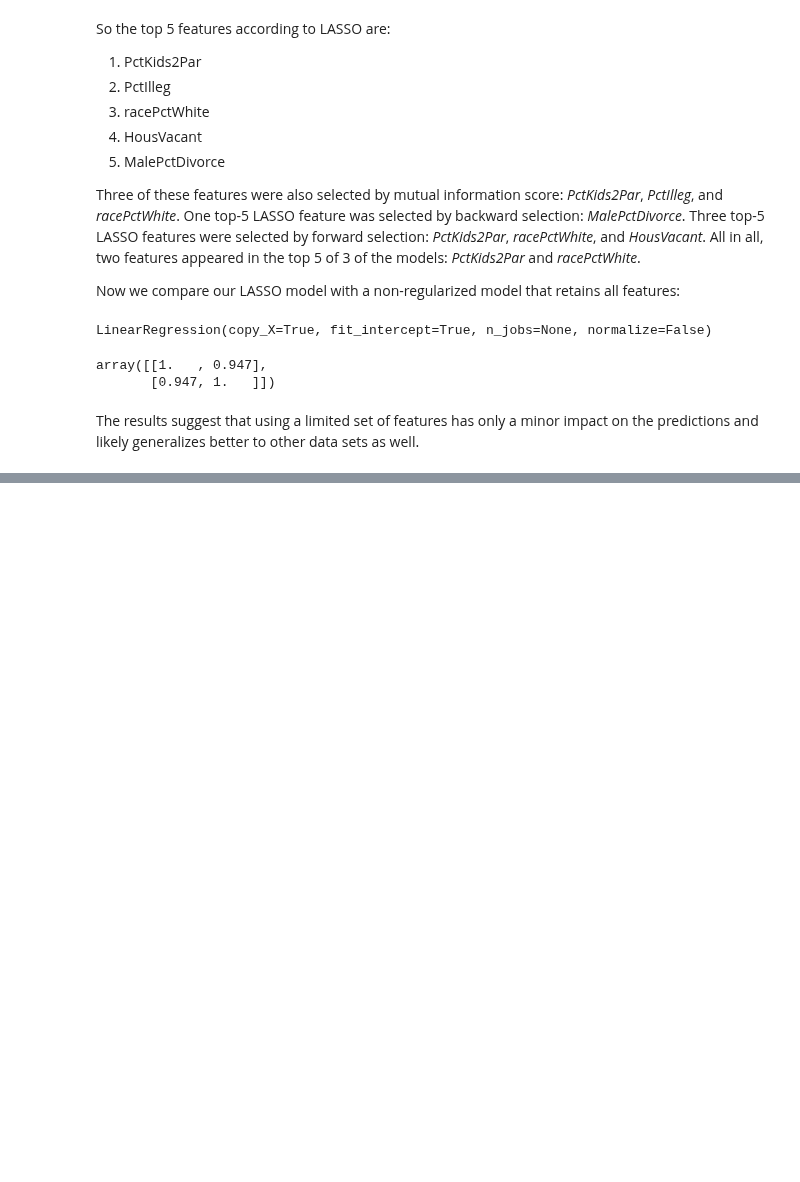
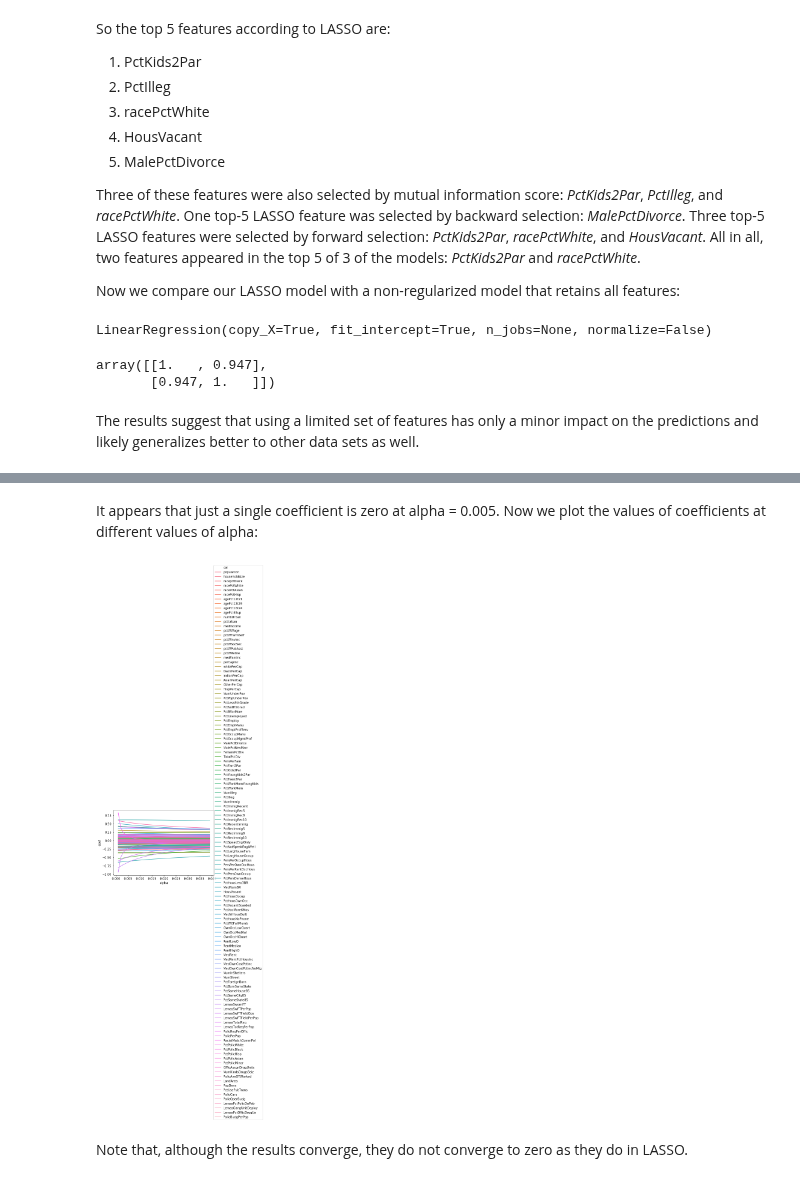
Before and after one commit to pelorenz/data-science-420, a Jupyter notebook: L04-PeterLorenz.ipynb, the cells around one changed output, grey strips where cells are left out. Drawn from its saved outputs; the diff is of its cells as text; code cells hidden in the pictures; blank space fills up the shorter version.

```diff
--- a/L04-PeterLorenz.ipynb
+++ b/L04-PeterLorenz.ipynb
@@ -479,0 +478,7 @@ In this assignment we found that ...
+# %%
+# Select low value for alpha
+alpha = 0.005
+
+# Perform ridge regression
+clf = linear_model.Ridge(alpha = alpha)
+clf.fit(crime_data, target_arr)
@@ -479,0 +510,20 @@ In this assignment we found that ...
+# %% [markdown]
+It appears that just a single coefficient is zero at alpha = 0.005. Now we plot the values of coefficients at different values of alpha:
+# %%
+# Compile variables and features at different values of alpha
+results = pd.DataFrame(columns = ['alpha', 'col', 'coef'])
+
+for alpha in np.arange(0.001, 0.04, .001):
+    clf = linear_model.Ridge(alpha = alpha)
+    clf.fit(crime_data, target_arr)
+    dd = pd.DataFrame({'col': crime_data.columns, 'coef': clf.coef_})
+    dd['alpha'] = alpha
+    results = results.append(dd, sort = False)
+
+# Plot coefficients at different values of alpha
+ax = sns.lineplot(x = 'alpha', y = 'coef', hue = 'col', data = results)
+ax.legend(loc = 'center right', bbox_to_anchor = (1.5, 0.5), ncol = 1);
+# %% [output]
+[figure, added]
+# %% [markdown]
+Note that, although the results converge, they do not converge to zero as they do in LASSO.
```
Also changed, not shown: parts of 7 cells of this notebook.
